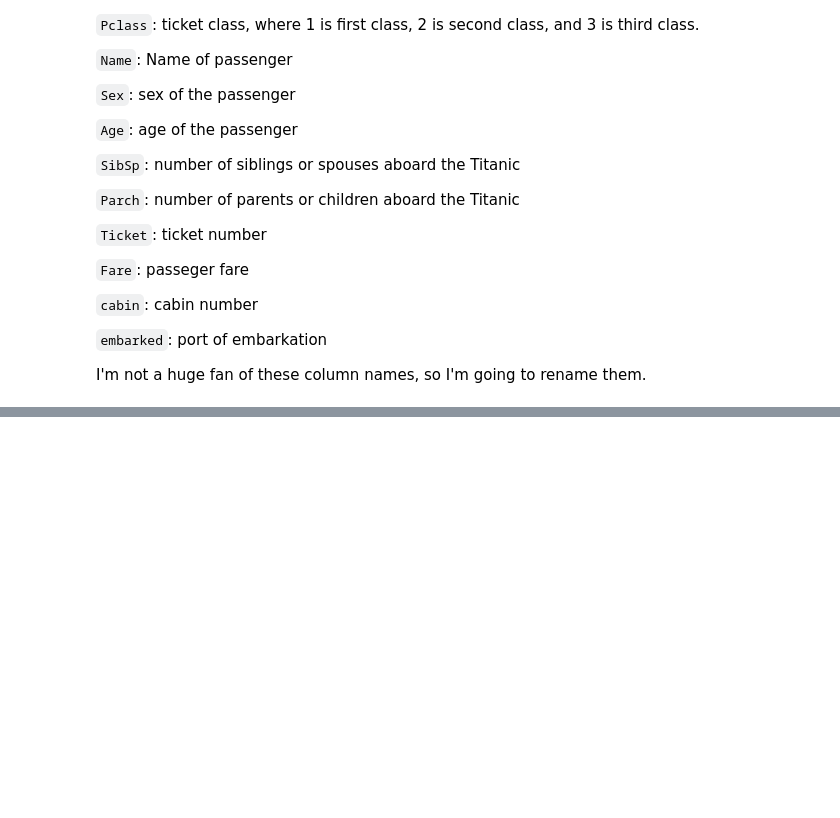
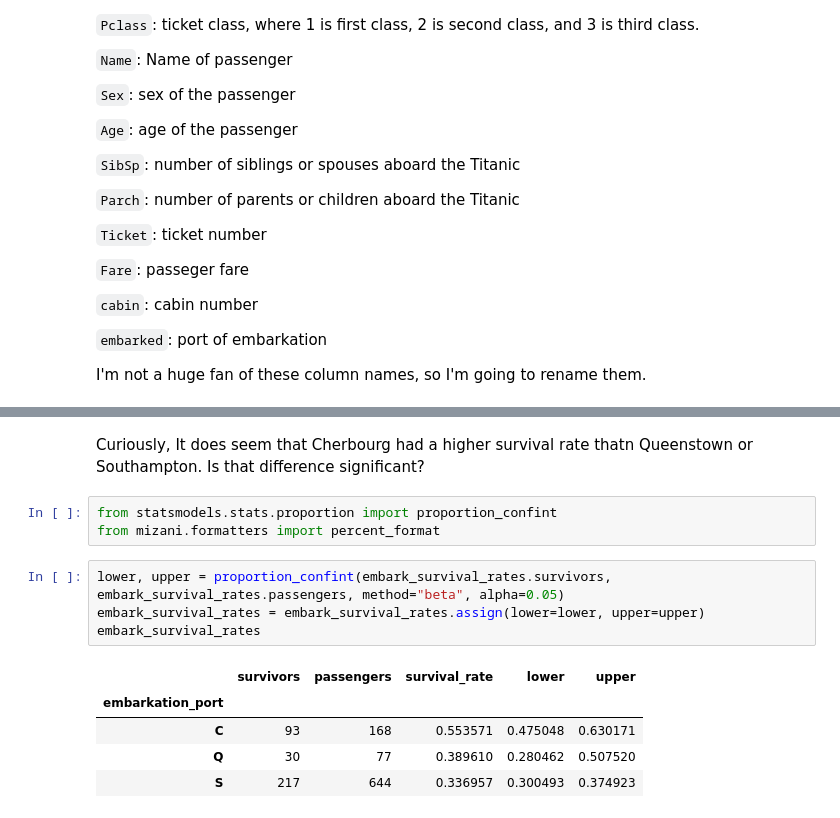
Before and after one commit to Paul-J-Wissler/kaggle-titanic-conformal-prediction, a Jupyter notebook: analysis.ipynb, the cells around one changed output, grey strips where cells are left out. Drawn from its saved outputs; the diff is of its cells as text; blank space fills up the shorter version.

```diff
--- a/analysis.ipynb
+++ b/analysis.ipynb
@@ -84,0 +101,15 @@ Index(['passenger_id', 'did_survive', 'ticket_class', 'passenger_name', 'sex',
+# %% [markdown]
+Curiously, It does seem that Cherbourg had a higher survival rate thatn Queenstown or Southampton. Is that difference significant?
+# %%
+from statsmodels.stats.proportion import proportion_confint
+from mizani.formatters import percent_format
+# %%
+lower, upper = proportion_confint(embark_survival_rates.survivors, embark_survival_rates.passengers, method="beta", alpha=0.05)
+embark_survival_rates = embark_survival_rates.assign(lower=lower, upper=upper)
+embark_survival_rates
+# %% [output]
+|  | survivors | passengers | survival_rate | lower | upper |
+| embarkation_port |  |  |  |  |  |
+| C | 93 | 168 | 0.553571 | 0.475048 | 0.630171 |
+| Q | 30 | 77 | 0.389610 | 0.280462 | 0.507520 |
+| S | 217 | 644 | 0.336957 | 0.300493 | 0.374923 |
```
Also changed, not shown: parts of 8 cells of this notebook.
